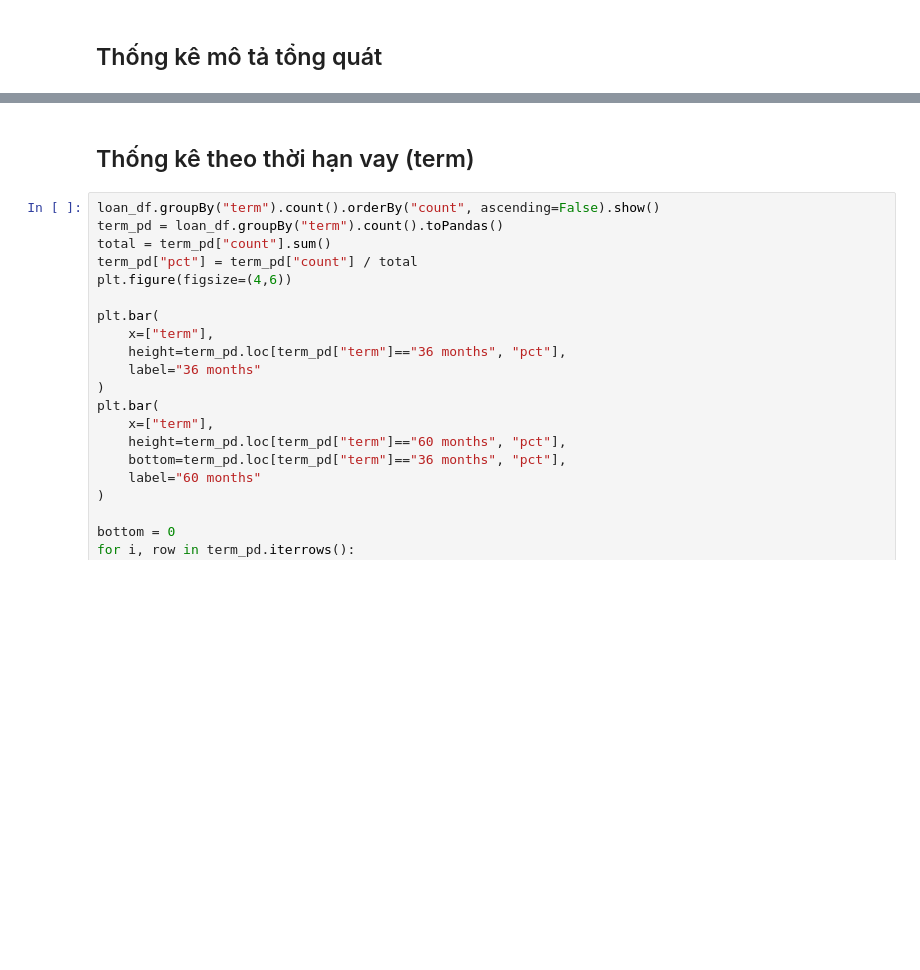
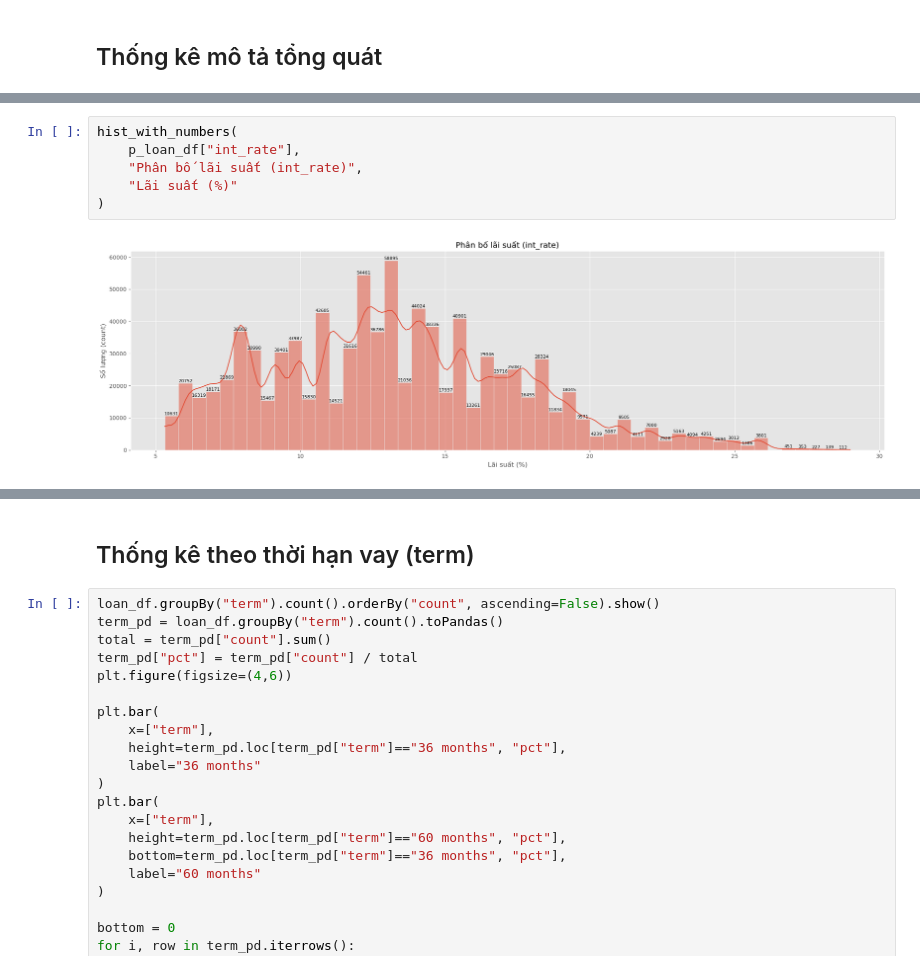
Before and after one commit to nctrinh/Credit-Risk-Analysis, a Jupyter notebook: notebooks/EDA.ipynb, the cells around one changed output, grey strips where cells are left out. Drawn from its saved outputs; the diff is of its cells as text; blank space fills up the shorter version.

```diff
--- a/notebooks/EDA.ipynb
+++ b/notebooks/EDA.ipynb
@@ -410,0 +519,8 @@ plt.show()
+# %%
+hist_with_numbers(
+    p_loan_df["int_rate"],
+    "Phân bố lãi suất (int_rate)",
+    "Lãi suất (%)"
+)
+# %% [output]
+[figure, added]
```
Also changed, not shown: parts of 129 cells of this notebook, 1 other file.
